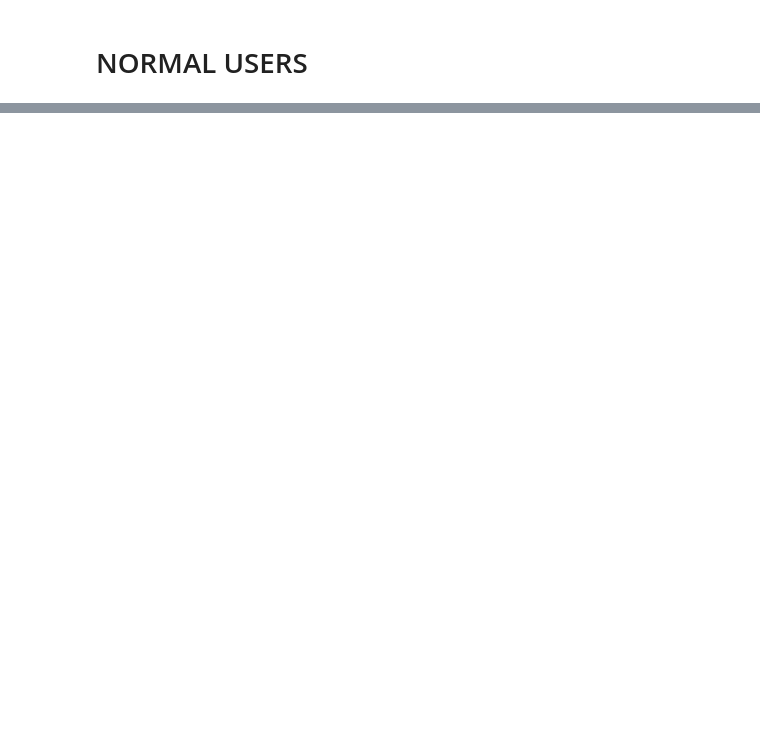
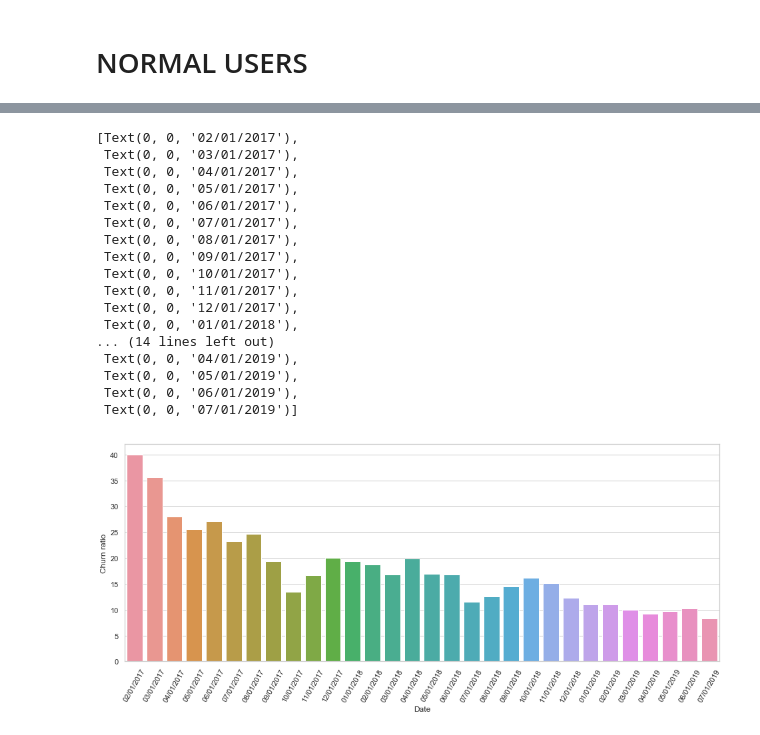
Before and after one commit to carlosdsaez/churn_analysis, a Jupyter notebook: Normal Users Churn Rate.ipynb, the cells around one changed output, grey strips where cells are left out. Cells and saved outputs as stored; diff of their text form; code cells hidden in the pictures; blank space fills up the shorter version.

Commit message:
First series

```diff
--- a/Normal Users Churn Rate.ipynb
+++ b/Normal Users Churn Rate.ipynb
@@ -131,0 +315,4 @@ array(['NORMAL_USER'], dtype=object)
+# %%
+product_pivot = pd.pivot_table(product, index=['Date'], columns=['User_Status'], aggfunc=len, fill_value=0)
+
+#table = pd.pivot_table(df, values='D', index=['A', 'B'], columns=['C'], aggfunc=np.sum)
@@ -131,0 +340,5 @@ array(['NORMAL_USER'], dtype=object)
+# %%
+def get_churn_ratio(active, new, churn):
+    return (churn/(active + new) * 100)
+# %%
+product_pivot['Churn ratio'] =  product_pivot.apply(lambda row: get_churn_ratio(row['Active'],row['New'], row['Churn']), axis=1)
@@ -131,0 +366,25 @@ array(['NORMAL_USER'], dtype=object)
+# %%
+product_pivot.index = pd.to_datetime(product_pivot.index).to_series().dt.strftime('%m/%d/%Y')
+# %%
+plt.figure(figsize=(16, 6))
+valor_plot = sns.barplot(data= product_pivot, x= product_pivot.index, y= 'Churn ratio')
+valor_plot.set_xticklabels(valor_plot.get_xticklabels(), rotation=60)
+# %% [output]
+[Text(0, 0, '02/01/2017'),
+ Text(0, 0, '03/01/2017'),
+ Text(0, 0, '04/01/2017'),
+ Text(0, 0, '05/01/2017'),
+ Text(0, 0, '06/01/2017'),
+ Text(0, 0, '07/01/2017'),
+ Text(0, 0, '08/01/2017'),
+ Text(0, 0, '09/01/2017'),
+ Text(0, 0, '10/01/2017'),
+ Text(0, 0, '11/01/2017'),
+ Text(0, 0, '12/01/2017'),
+ Text(0, 0, '01/01/2018'),
+... (14 lines left out)
+ Text(0, 0, '04/01/2019'),
+ Text(0, 0, '05/01/2019'),
+ Text(0, 0, '06/01/2019'),
+ Text(0, 0, '07/01/2019')]
+[figure, added]
```
Also changed, not shown: parts of 43 cells of this notebook, 3 other files.
